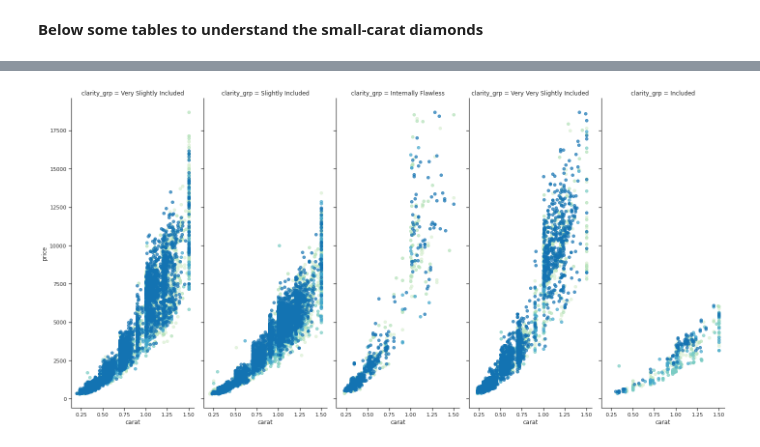
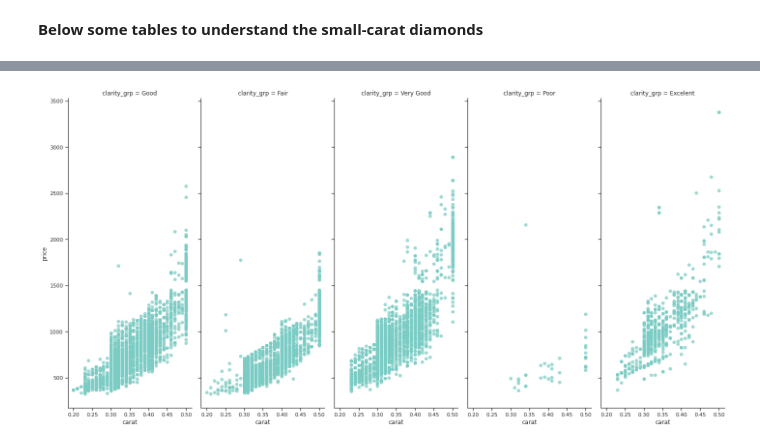
Before and after one commit to gojuangu/definitive_diamond_buying_guide, a Jupyter notebook: Analysis Data.ipynb, the cells around one changed output, grey strips where cells are left out. Saved outputs shown, nothing was run; the diff lists cells and outputs as text; code cells hidden in the pictures.

```diff
--- a/Analysis Data.ipynb
+++ b/Analysis Data.ipynb
@@ -184,7 +170,7 @@ color_dict = {'D':'Colorless','E':'Colorless','F':'Colorless',
              'N':'Very Light', 'O':'Very Light', 'P':'Very Light', 'Q':'Very Light', 'R':'Very Light',
               'S':'Light', 'T':'Light', 'U':'Light', 'V':'Light', 'W':'Light', 'X':'Light', 'Y':'Light', 'Z':'Light'}
 
-clarity_dict = {'FL':'Perfect',
+clarity_dict = {'FL':'Excelent',
                 'IF':'Excelent',
                 'VVS1':'Very Good','VVS2':'Very Good',
                 'VS1':'Good', 'VS2':'Good',
@@ -298,7 +289,7 @@ diamonds['carat_bnd'] = pd.cut(diamonds['carat'], bins, labels=range(0,9))
 # %% [markdown]
 **Below some tables to understand the small-carat diamonds**
 # %%
-diamonds['carat_bnd'] = diamonds['carat_bnd'].apply(lambda x:x if x < 3 else None)
+diamonds['carat_bnd'] = diamonds['carat_bnd'].apply(lambda x:x if x < 1 else None)
 diamonds_small_carat = diamonds.dropna(subset=['carat_bnd'])
 diamonds_small_carat.describe()
 # %% [output]
@@ -377,5 +356,5 @@ sns.catplot(x='cut', data=diamonds_small_carat, kind='count' ,aspect=2);
 # %%
-g = sns.FacetGrid(diamonds_small_carat, col="clarity_grp", hue='cut', palette='GnBu', aspect=0.4, height=10)
-g.map(plt.scatter,  'carat',"price", alpha=.7);
+g = sns.FacetGrid(diamonds_small_carat, col="clarity_grp",  palette='GnBu', aspect=0.4, height=10)
+g.map(plt.scatter,  'carat',"price", alpha=.7, color='#7bccc4');
 # %% [output]
-[figure, old version]
+[figure, new version]
```
Also changed, not shown: parts of 28 cells of this notebook.
